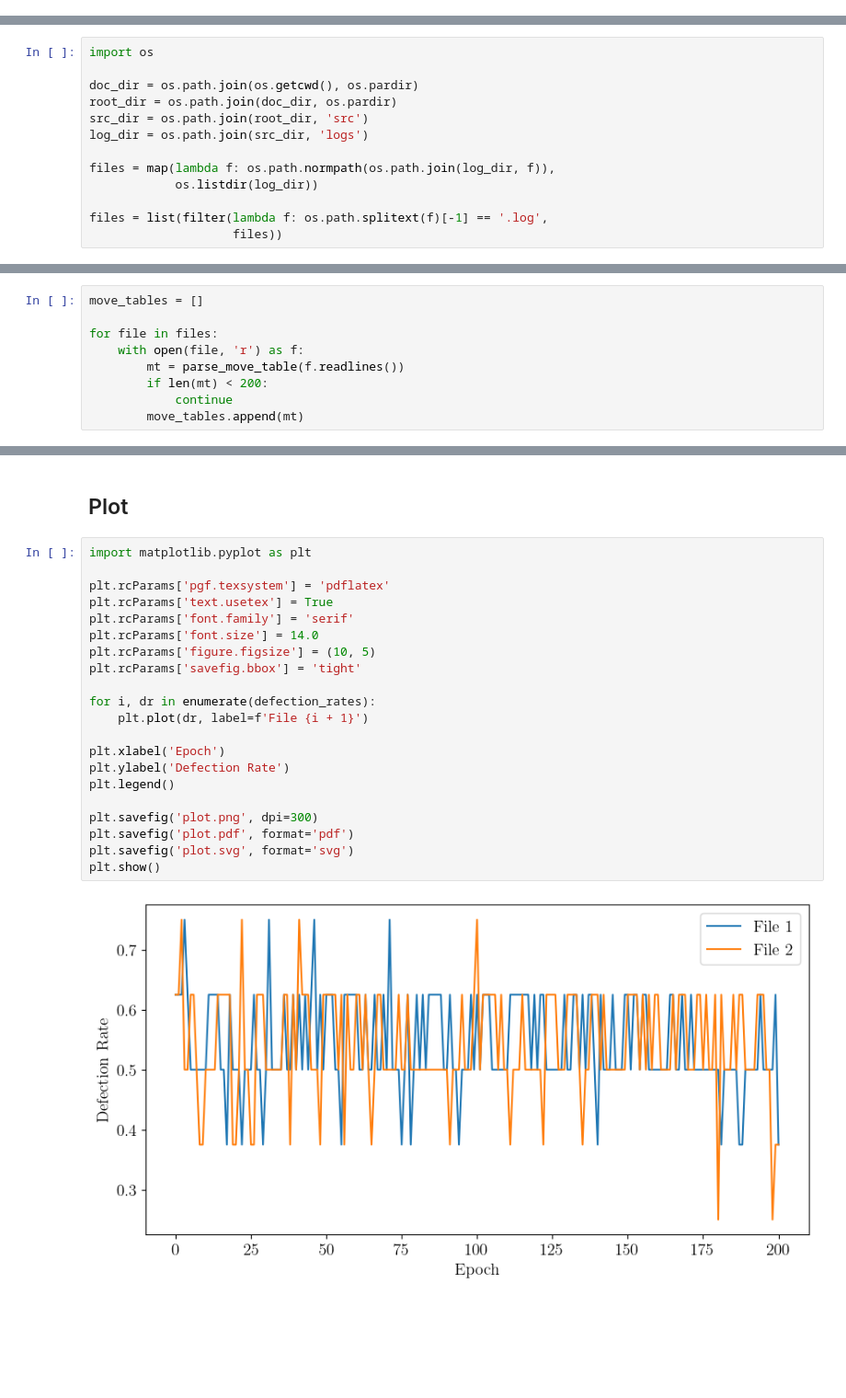
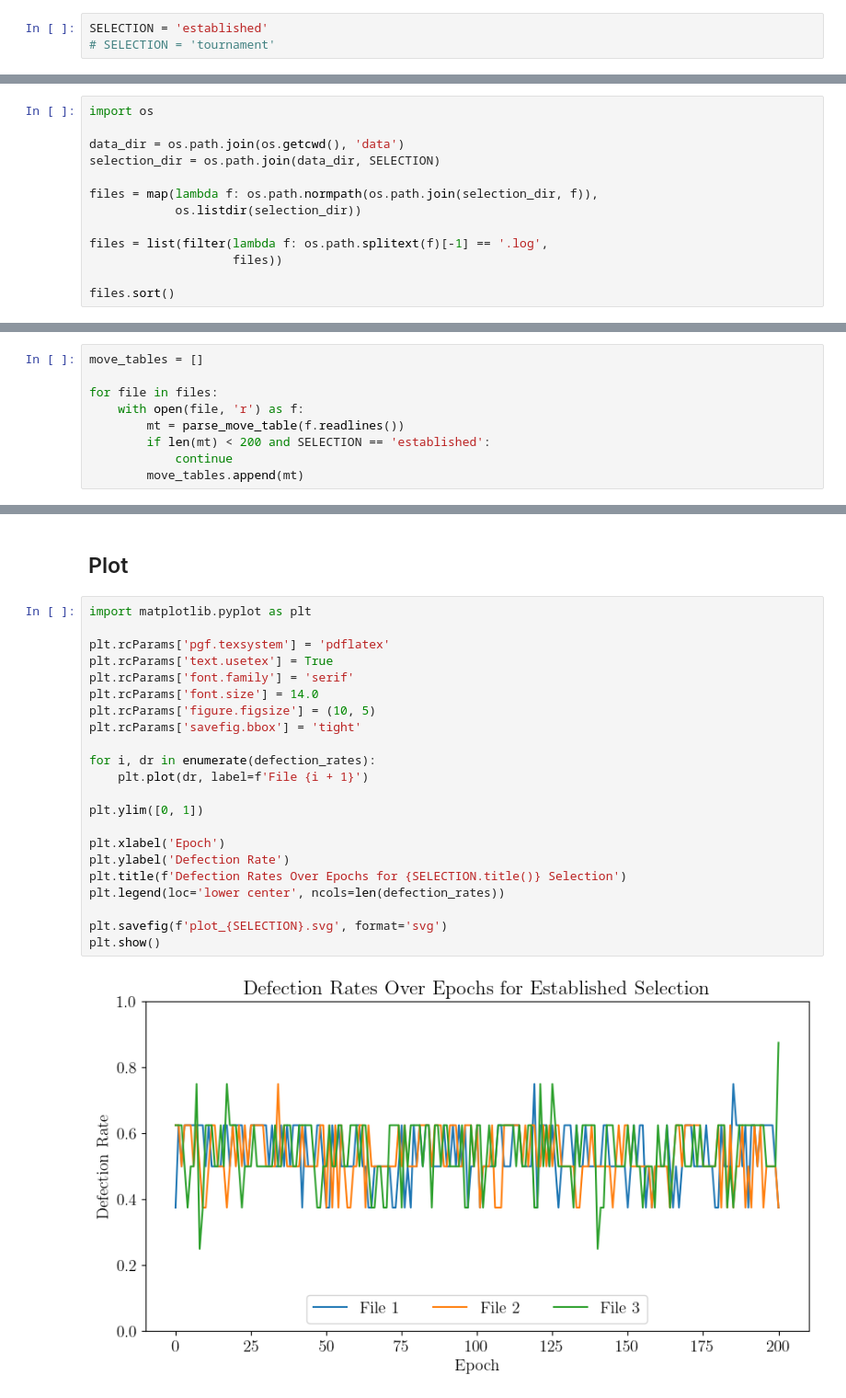
Before and after one commit to nicosrm/24-ea-ipd, a Jupyter notebook: doc/plot/plot.ipynb, the cells around one changed output, grey strips where cells are left out. Shown at 92% size. Cells and saved outputs as stored; diff of their text form; blank space fills up the shorter version.

Commit message:
Update plot system.

```diff
--- a/doc/plot/plot.ipynb
+++ b/doc/plot/plot.ipynb
@@ -2,21 +2,24 @@
 # Plot Defection Rates
 
 In this notebook, the defection rates of selected log files are plotted.
+# %%
+SELECTION = 'established'
+# SELECTION = 'tournament'
 # %% [markdown]
 ## Read Files
 # %%
 import os
 
-doc_dir = os.path.join(os.getcwd(), os.pardir)
-root_dir = os.path.join(doc_dir, os.pardir)
-src_dir = os.path.join(root_dir, 'src')
-log_dir = os.path.join(src_dir, 'logs')
+data_dir = os.path.join(os.getcwd(), 'data')
+selection_dir = os.path.join(data_dir, SELECTION)
 
-files = map(lambda f: os.path.normpath(os.path.join(log_dir, f)),
-            os.listdir(log_dir))
+files = map(lambda f: os.path.normpath(os.path.join(selection_dir, f)),
+            os.listdir(selection_dir))
 
 files = list(filter(lambda f: os.path.splitext(f)[-1] == '.log',
                     files))
+
+files.sort()
 # %% [markdown]
 ## Parsing Files
 # %%
@@ -51,7 +54,7 @@ move_tables = []
 for file in files:
     with open(file, 'r') as f:
         mt = parse_move_table(f.readlines())
-        if len(mt) < 200:
+        if len(mt) < 200 and SELECTION == 'established':
             continue
         move_tables.append(mt)
 # %%
@@ -72,23 +75,24 @@ for file in move_tables:
 # %%
 import matplotlib.pyplot as plt
 
 plt.rcParams['pgf.texsystem'] = 'pdflatex'
 plt.rcParams['text.usetex'] = True
 plt.rcParams['font.family'] = 'serif'
 plt.rcParams['font.size'] = 14.0
 plt.rcParams['figure.figsize'] = (10, 5)
 plt.rcParams['savefig.bbox'] = 'tight'
 
 for i, dr in enumerate(defection_rates):
     plt.plot(dr, label=f'File {i + 1}')
 
+plt.ylim([0, 1])
+
 plt.xlabel('Epoch')
 plt.ylabel('Defection Rate')
-plt.legend()
+plt.title(f'Defection Rates Over Epochs for {SELECTION.title()} Selection')
+plt.legend(loc='lower center', ncols=len(defection_rates))
 
-plt.savefig('plot.png', dpi=300)
-plt.savefig('plot.pdf', format='pdf')
-plt.savefig('plot.svg', format='svg')
+plt.savefig(f'plot_{SELECTION}.svg', format='svg')
 plt.show()
 # %% [output]
-[figure, old version]
+[figure, new version]
```
Also changed, not shown: 8 other files.
